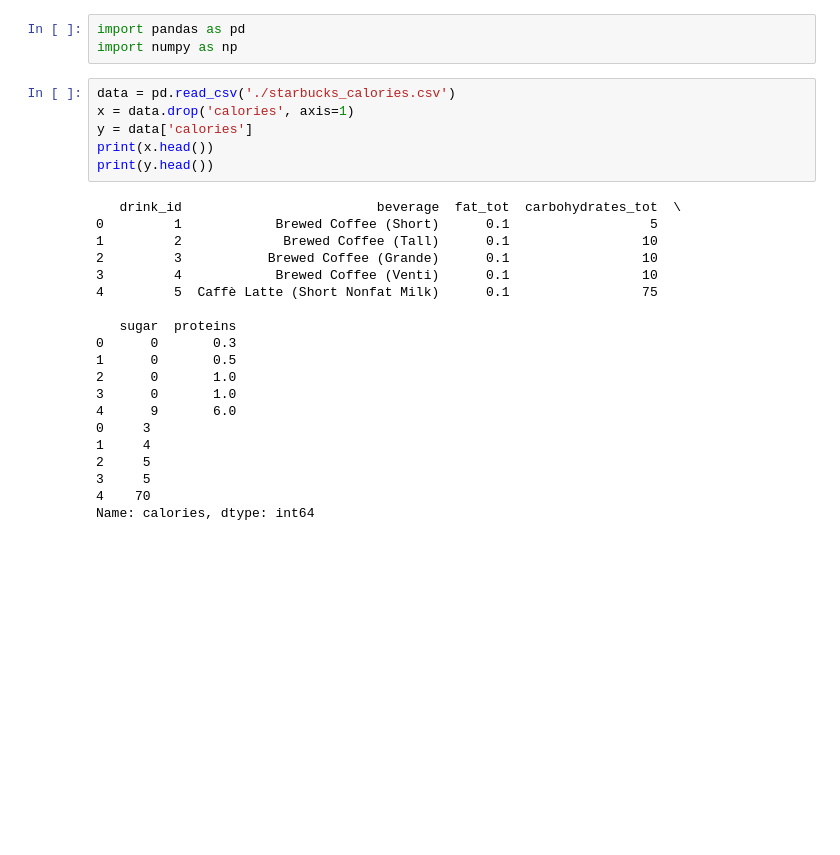
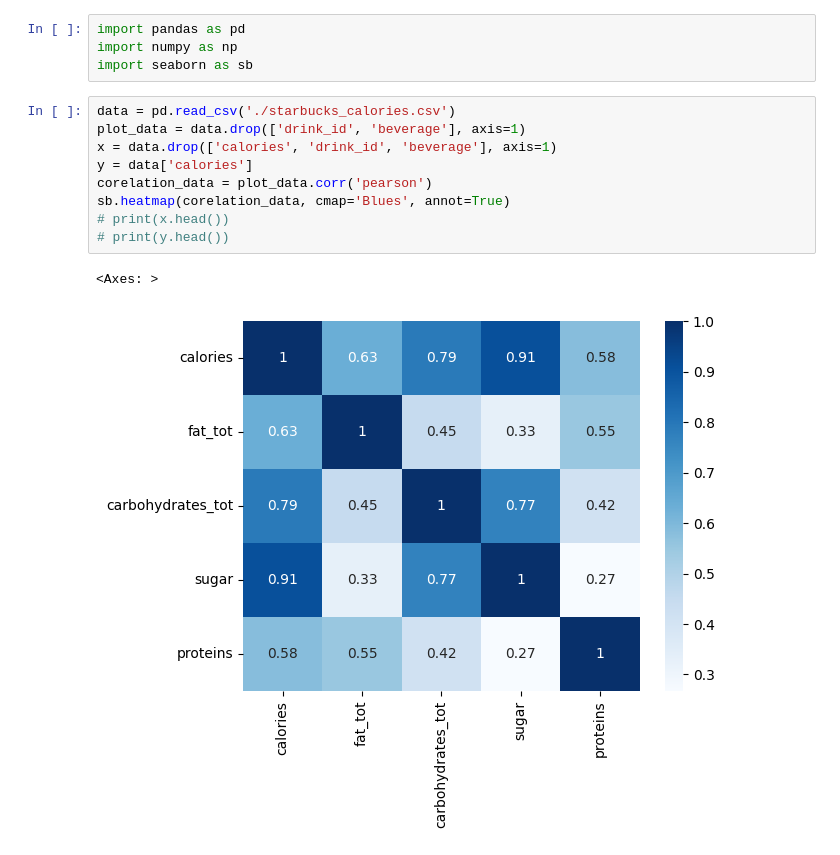
Before and after one commit to filiptrivan/starbucks-calories-prediction, a Jupyter notebook: main.ipynb, the cells around one changed output. Cells and saved outputs as stored; diff of their text form; blank space fills up the shorter version.

Commit message:
Analyzing data correlation; Playing with the dot product and plain multiplying;

```diff
--- a/main.ipynb
+++ b/main.ipynb
@@ -1,31 +1,18 @@
 # %%
 import pandas as pd
 import numpy as np
+import seaborn as sb
 # %%
 data = pd.read_csv('./starbucks_calories.csv')
-x = data.drop('calories', axis=1)
+plot_data = data.drop(['drink_id', 'beverage'], axis=1)
+x = data.drop(['calories', 'drink_id', 'beverage'], axis=1)
 y = data['calories']
-print(x.head())
-print(y.head())
+corelation_data = plot_data.corr('pearson')
+sb.heatmap(corelation_data, cmap='Blues', annot=True)
+# print(x.head())
+# print(y.head())
 # %% [output]
-   drink_id                         beverage  fat_tot  carbohydrates_tot  \
-0         1            Brewed Coffee (Short)      0.1                  5
-1         2             Brewed Coffee (Tall)      0.1                 10
-2         3           Brewed Coffee (Grande)      0.1                 10
-3         4            Brewed Coffee (Venti)      0.1                 10
-4         5  Caffè Latte (Short Nonfat Milk)      0.1                 75
-
-   sugar  proteins
-0      0       0.3
-1      0       0.5
-2      0       1.0
-3      0       1.0
-4      9       6.0
-0     3
-1     4
-2     5
-3     5
-4    70
-Name: calories, dtype: int64
+<Axes: >
+[figure, added]
 # %%
 alpha = 0.1
```
Also changed, not shown: parts of 1 cell of this notebook.
